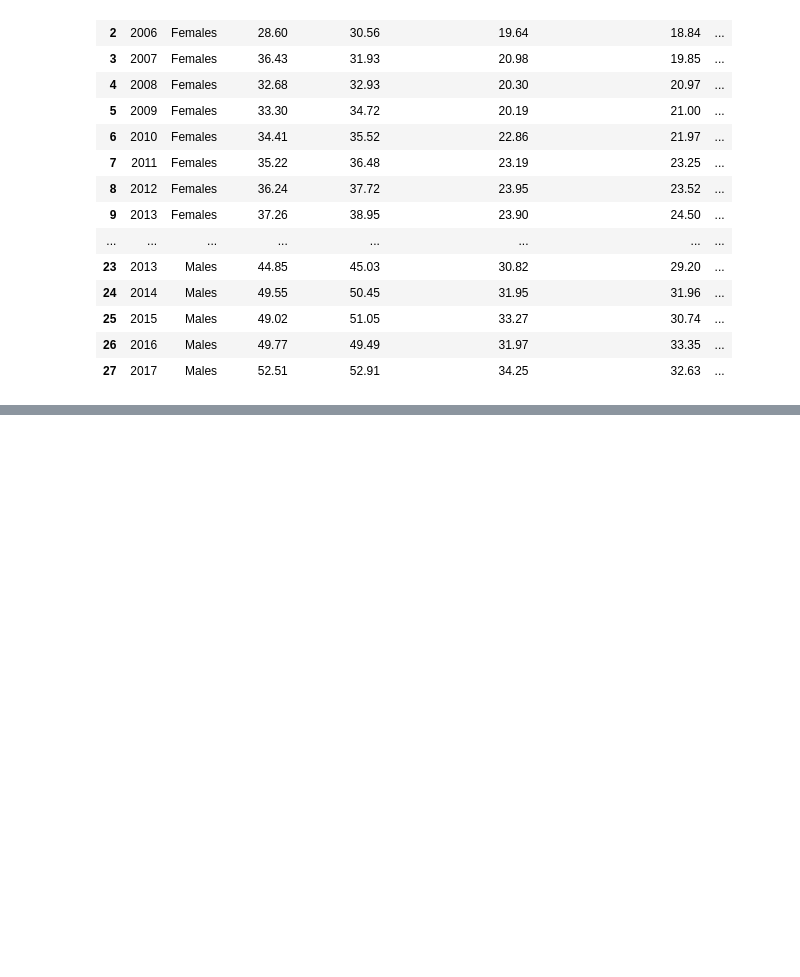
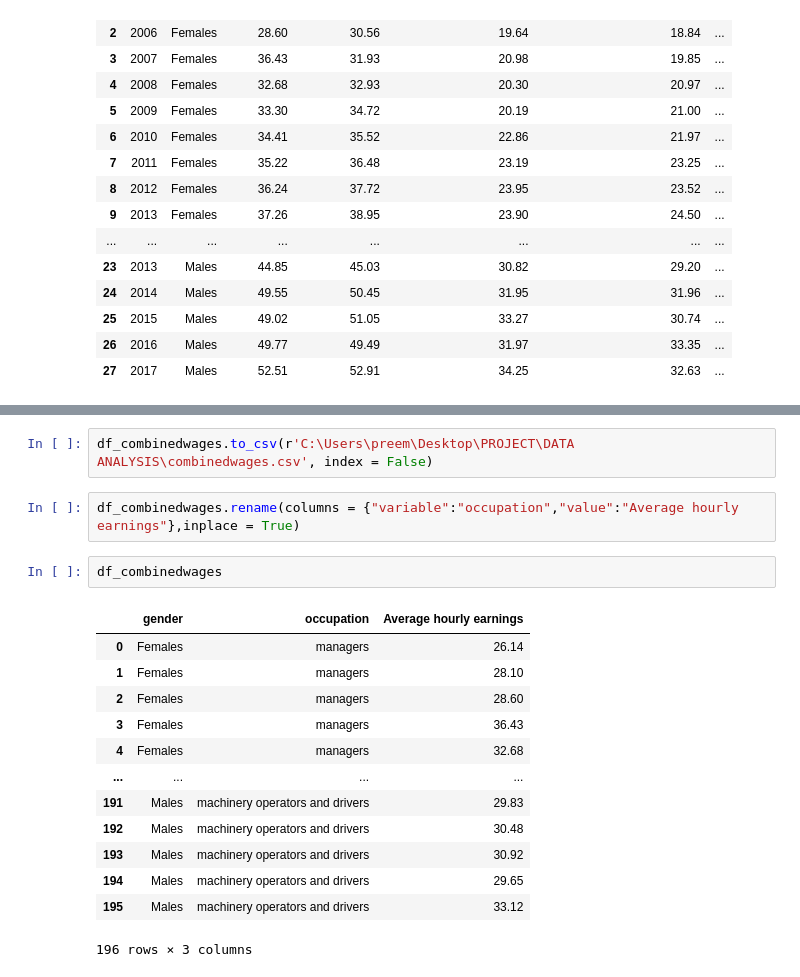
Before and after one commit to Preeti-Mathews-01/GENDER-WAGE-GAP-ANALYSIS, a Jupyter notebook: GENDER WAGE GAP ANALYSIS.ipynb, the cells around one changed output, grey strips where cells are left out. Saved outputs shown, nothing was run; the diff lists cells and outputs as text; blank space fills up the shorter version.

```diff
--- a/GENDER WAGE GAP ANALYSIS.ipynb
+++ b/GENDER WAGE GAP ANALYSIS.ipynb
@@ -116,0 +83,20 @@ ValueError: The truth value of a Series is ambiguous. Use a.empty, a.bool(), a.i
+# %%
+df_combinedwages.to_csv(r'C:\Users\preem\Desktop\PROJECT\DATA ANALYSIS\combinedwages.csv', index = False)
+# %%
+df_combinedwages.rename(columns = {"variable":"occupation","value":"Average hourly earnings"},inplace = True)
+# %%
+df_combinedwages
+# %% [output]
+|  | gender | occupation | Average hourly earnings |
+| 0 | Females | managers | 26.14 |
+| 1 | Females | managers | 28.10 |
+| 2 | Females | managers | 28.60 |
+| 3 | Females | managers | 36.43 |
+| 4 | Females | managers | 32.68 |
+| ... | ... | ... | ... |
+| 191 | Males | machinery operators and drivers | 29.83 |
+| 192 | Males | machinery operators and drivers | 30.48 |
+| 193 | Males | machinery operators and drivers | 30.92 |
+| 194 | Males | machinery operators and drivers | 29.65 |
+| 195 | Males | machinery operators and drivers | 33.12 |
+196 rows × 3 columns
```
Also changed, not shown: parts of 8 cells of this notebook.
